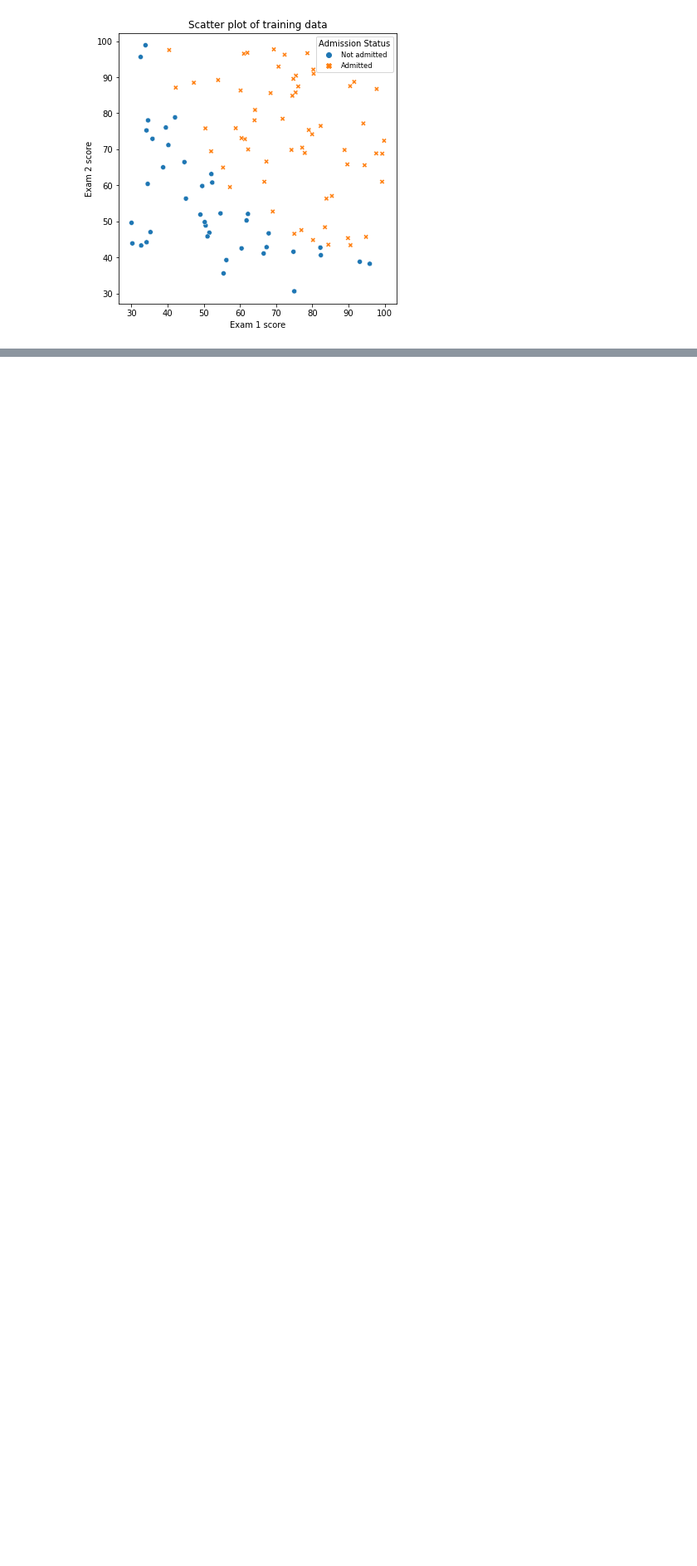
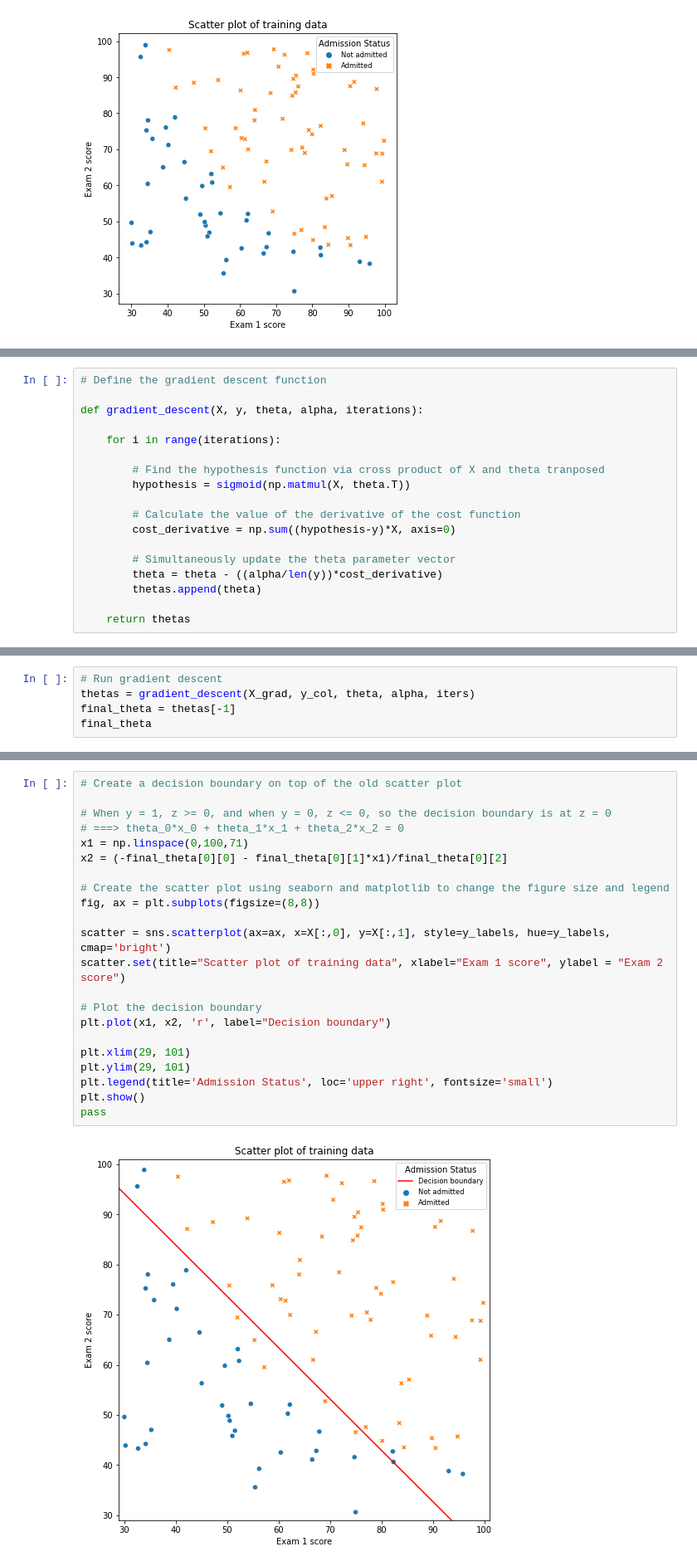
Before and after one commit to stemlock/Andrew_Ng_MachineLearningCourse, a Jupyter notebook: Week3_LogisticRegression/Programing Exercise 2 - Logistic Regression.ipynb, the cells around one changed output, grey strips where cells are left out. Shown: that part at 83% size. Drawn from its saved outputs; the diff is of its cells as text; blank space fills up the shorter version.

```diff
--- a/Week3_LogisticRegression/Programing Exercise 2 - Logistic Regression.ipynb
+++ b/Week3_LogisticRegression/Programing Exercise 2 - Logistic Regression.ipynb
@@ -58,0 +98,18 @@ pass
+# %%
+# Define the gradient descent function
+
+def gradient_descent(X, y, theta, alpha, iterations):
+
+    for i in range(iterations):
+
+        # Find the hypothesis function via cross product of X and theta tranposed
+        hypothesis = sigmoid(np.matmul(X, theta.T))
+
+        # Calculate the value of the derivative of the cost function
+        cost_derivative = np.sum((hypothesis-y)*X, axis=0)
+
+        # Simultaneously update the theta parameter vector
+        theta = theta - ((alpha/len(y))*cost_derivative)
+        thetas.append(theta)
+
+    return thetas
@@ -58,0 +121,5 @@ pass
+# %%
+# Run gradient descent
+thetas = gradient_descent(X_grad, y_col, theta, alpha, iters)
+final_theta = thetas[-1]
+final_theta
@@ -58,0 +137,24 @@ pass
+# %%
+# Create a decision boundary on top of the old scatter plot
+
+# When y = 1, z >= 0, and when y = 0, z <= 0, so the decision boundary is at z = 0
+# ===> theta_0*x_0 + theta_1*x_1 + theta_2*x_2 = 0
+x1 = np.linspace(0,100,71)
+x2 = (-final_theta[0][0] - final_theta[0][1]*x1)/final_theta[0][2]
+
+# Create the scatter plot using seaborn and matplotlib to change the figure size and legend
+fig, ax = plt.subplots(figsize=(8,8))
+
+scatter = sns.scatterplot(ax=ax, x=X[:,0], y=X[:,1], style=y_labels, hue=y_labels, cmap='bright')
+scatter.set(title="Scatter plot of training data", xlabel="Exam 1 score", ylabel = "Exam 2 score")
+
+# Plot the decision boundary
+plt.plot(x1, x2, 'r', label="Decision boundary")
+
+plt.xlim(29, 101)
+plt.ylim(29, 101)
+plt.legend(title='Admission Status', loc='upper right', fontsize='small')
+plt.show()
+pass
+# %% [output]
+[figure, added]
```
Also changed, not shown: parts of 18 cells of this notebook.
